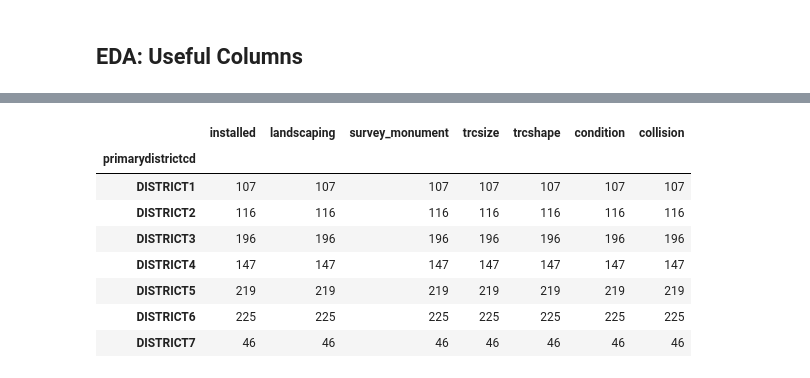
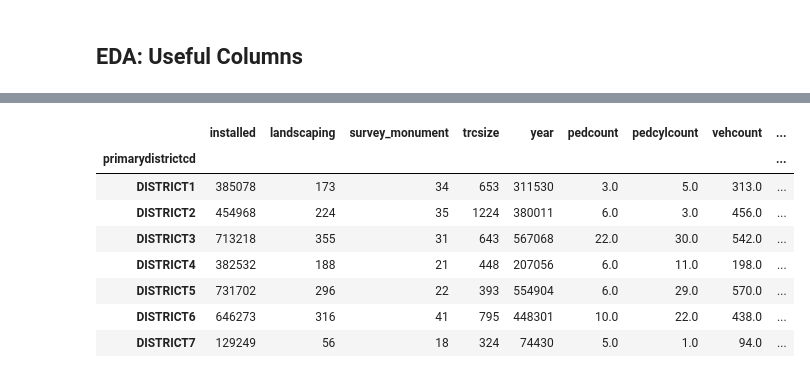
Before and after one commit to DataCircles/traffic_collisions_ml_team1, a Jupyter notebook: notebooks/cindy_trafficcrc.ipynb, the cells around one changed output, grey strips where cells are left out. Saved outputs shown, nothing was run; the diff lists cells and outputs as text; code cells hidden in the pictures.

```diff
--- a/notebooks/cindy_trafficcrc.ipynb
+++ b/notebooks/cindy_trafficcrc.ipynb
@@ -394,0 +418,5 @@ Index(['compkey', 'intkey', 'shape_lat', 'shape_lng', 'unitdesc',
+# %%
+numeric_cols = {'year':'int', 'pedcount':'float', 'pedcylcount':'float', 'vehcount':'float',
+                'injuries':'float','seriousinjuries':'float', 'fatalities':'float', 'inattentionind_y':'float'}
+
+circles_collisions = circles_collisions.astype(numeric_cols)
@@ -395,5 +452,5 @@ Index(['compkey', 'intkey', 'shape_lat', 'shape_lng', 'unitdesc',
 # %%
-eliminate = ['compkey', 'unitdesc', 'intkey', 'shape_lng', 'shape_lat']
+eliminate = ['unitdesc', 'intkey', 'shape_lng', 'shape_lat']
 
 data = circles_collisions.drop(columns=eliminate).copy()
 # %%
@@ -413,12 +470,12 @@ sns.countplot(data['collision'])
 # %%
-data.groupby('primarydistrictcd').count()
+data.groupby('primarydistrictcd').sum()
 # %% [output]
-|  | installed | landscaping | survey_monument | trcsize | trcshape | condition | collision |
-| primarydistrictcd |  |  |  |  |  |  |  |
-| DISTRICT1 | 107 | 107 | 107 | 107 | 107 | 107 | 107 |
-| DISTRICT2 | 116 | 116 | 116 | 116 | 116 | 116 | 116 |
-| DISTRICT3 | 196 | 196 | 196 | 196 | 196 | 196 | 196 |
-| DISTRICT4 | 147 | 147 | 147 | 147 | 147 | 147 | 147 |
-| DISTRICT5 | 219 | 219 | 219 | 219 | 219 | 219 | 219 |
-| DISTRICT6 | 225 | 225 | 225 | 225 | 225 | 225 | 225 |
-| DISTRICT7 | 46 | 46 | 46 | 46 | 46 | 46 | 46 |
+|  | installed | landscaping | survey_monument | trcsize | year | pedcount | pedcylcount | vehcount | ... |
+| primarydistrictcd |  |  |  |  |  |  |  |  | ... |
+| DISTRICT1 | 385078 | 173 | 34 | 653 | 311530 | 3.0 | 5.0 | 313.0 | ... |
+| DISTRICT2 | 454968 | 224 | 35 | 1224 | 380011 | 6.0 | 3.0 | 456.0 | ... |
+| DISTRICT3 | 713218 | 355 | 31 | 643 | 567068 | 22.0 | 30.0 | 542.0 | ... |
+| DISTRICT4 | 382532 | 188 | 21 | 448 | 207056 | 6.0 | 11.0 | 198.0 | ... |
+| DISTRICT5 | 731702 | 296 | 22 | 393 | 554904 | 6.0 | 29.0 | 570.0 | ... |
+| DISTRICT6 | 646273 | 316 | 41 | 795 | 448301 | 10.0 | 22.0 | 438.0 | ... |
+| DISTRICT7 | 129249 | 56 | 18 | 324 | 74430 | 5.0 | 1.0 | 94.0 | ... |
```
Also changed, not shown: parts of 7 cells of this notebook.
